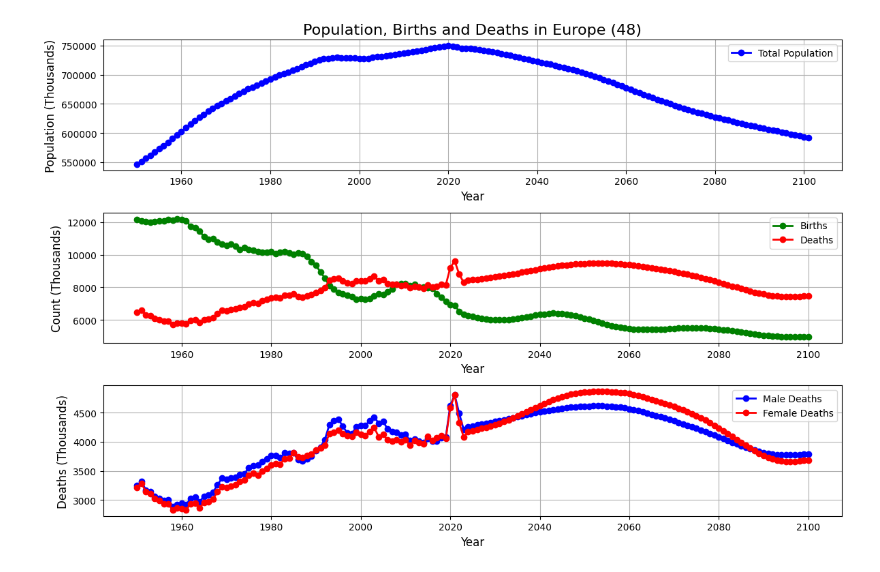
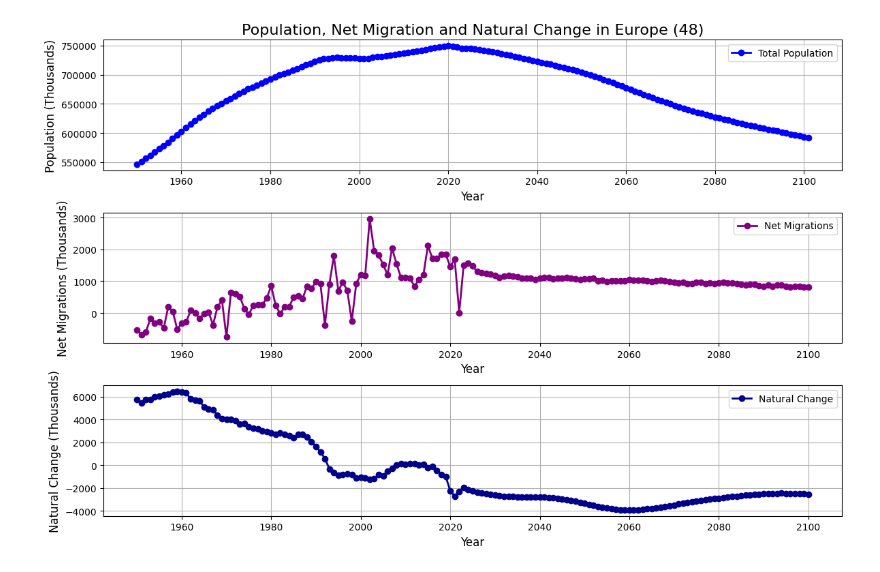
Before and after one commit to Y1-Bit/Population-Insights, a Jupyter notebook: notebooks/population_analysis.ipynb, the cells around one changed output. Cells and saved outputs as stored; diff of their text form; code cells hidden in the pictures.

```diff
--- a/notebooks/population_analysis.ipynb
+++ b/notebooks/population_analysis.ipynb
@@ -18,34 +18,39 @@ lex_male = df_by_location[['Time', 'LExMale']]
 lex_female = df_by_location[['Time', 'LExFemale']]
 fertility = df_by_location[['Time', 'TFR']]
 age_childbearing = df_by_location[['Time', 'MAC']]
+net_migrations = df_by_location[['Time', 'NetMigrations']]
+nat_change = df_by_location[['Time', 'NatChange']]
+median_age = df_by_location[['Time', 'MedianAgePop']]
+sex_ratio = df_by_location[['Time', 'PopSexRatio']]
 # %%
 plt.figure(figsize=(12, 8))
 
+# Population
 plt.subplot(3, 1, 1)
 plt.plot(population['Time'], population['TPopulation1Jan'], color='blue', linewidth=2, marker='o', label='Total Population')
-plt.title(f'Population, Births and Deaths in {location}', fontsize=16)
+plt.title(f'Population, Net Migration and Natural Change in {location}', fontsize=16)
 plt.xlabel('Year', fontsize=12)
 plt.ylabel('Population (Thousands)', fontsize=12)
 plt.grid(True)
 plt.legend()
 
+# Population
 plt.subplot(3, 1, 2)
-plt.plot(births['Time'], births['Births'], color='green', linewidth=2, marker='o', label='Births')
-plt.plot(deaths['Time'], deaths['Deaths'], color='red', linewidth=2, marker='o', label='Deaths')
+plt.plot(net_migrations['Time'], net_migrations['NetMigrations'], color='purple', linewidth=2, marker='o', label='Net Migrations')
 plt.xlabel('Year', fontsize=12)
-plt.ylabel('Count (Thousands)', fontsize=12)
+plt.ylabel('Net Migrations (Thousands)', fontsize=12)
 plt.grid(True)
 plt.legend()
 
+# Natural Change
 plt.subplot(3, 1, 3)
-plt.plot(male_deaths['Time'], male_deaths['DeathsMale'], color='blue', linewidth=2, marker='o', label='Male Deaths')
-plt.plot(female_deaths['Time'], female_deaths['DeathsFemale'], color='red', linewidth=2, marker='o', label='Female Deaths')
+plt.plot(nat_change['Time'], nat_change['NatChange'], color='darkblue', linewidth=2, marker='o', label='Natural Change')
 plt.xlabel('Year', fontsize=12)
-plt.ylabel('Deaths (Thousands)', fontsize=12)
+plt.ylabel('Natural Change (Thousands)', fontsize=12)
 plt.grid(True)
 plt.legend()
 
 plt.tight_layout()
 plt.show()
 # %% [output]
-[figure, old version]
+[figure, new version]
```
Also changed, not shown: parts of 2 cells of this notebook.
